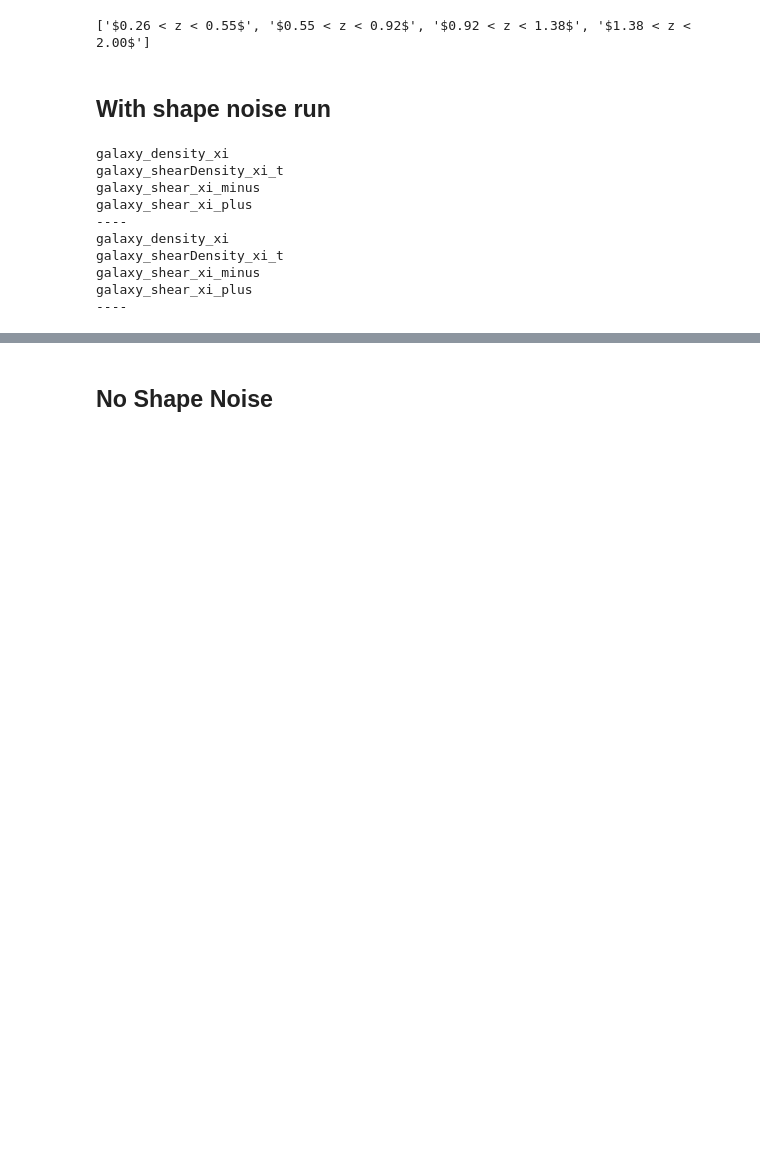
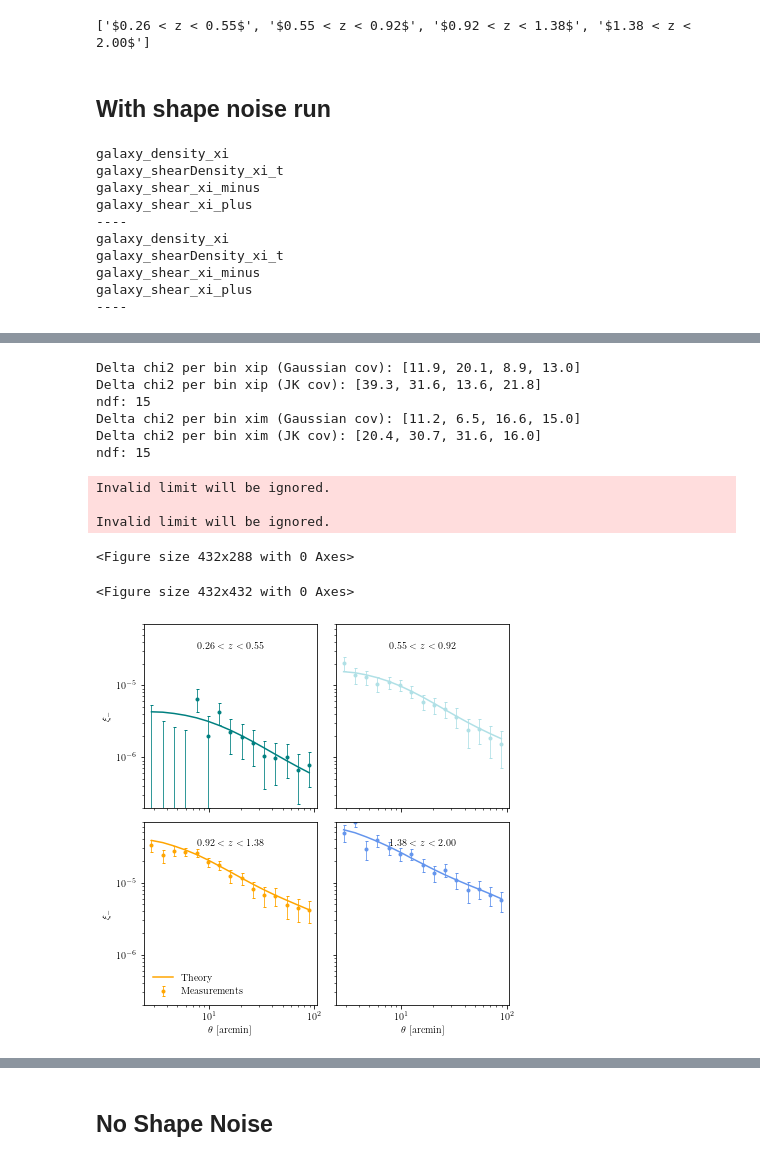
Before and after one commit to LSSTDESC/txpipe-cosmodc2, a Jupyter notebook: notebooks/plot_datavector_real.ipynb, the cells around one changed output, grey strips where cells are left out. Cells and saved outputs as stored; diff of their text form; code cells hidden in the pictures; blank space fills up the shorter version.

```diff
--- a/notebooks/plot_datavector_real.ipynb
+++ b/notebooks/plot_datavector_real.ipynb
@@ -13,6 +13,7 @@ plt.rc('font', family='serif')
 # %%
 c = ['teal', 'powderblue', 'orange',  'cornflowerblue', 'tomato']
 z = [0.25588604, 0.55455363, 0.91863365, 1.38232001, 2.]
+nsbins = len(z)-1
 def convert_to_z_labels(z):
     return ['$%0.2f < z < %0.2f$'%(z[i], z[i+1]) for i in range(len(z)-1)]
 z_labels = convert_to_z_labels(z)
@@ -20,14 +21,14 @@ print(z_labels)
 # %% [output]
 ['$0.26 < z < 0.55$', '$0.55 < z < 0.92$', '$0.92 < z < 1.38$', '$1.38 < z < 2.00$']
 # %%
-def plot_xip(s, theory=None):
+def plot_xip(s, theory=None, datatype=None):
     plt.clf()
     fig, ax = plt.subplots(2, 2, figsize=(6., 6.), sharey=True, sharex=True)
     plt.subplots_adjust(wspace=0.0, hspace=0.0)
     for dt in s.get_data_types():
-        print(dt)
-        if dt == 'galaxy_shear_xi_plus':
-            for i in range(4):
+        #print(dt)
+        if dt == datatype:
+            for i in range(nsbins):
 
                 theta, xi, cov = s.get_theta_xi(dt,'source_%s'%i , 'source_%s'%i, return_cov = True)
                 if i<2: j = 0
@@ -38,17 +39,24 @@ def plot_xip(s, theory=None):
 
                     ax[j][i%2].plot(theta, xi_th, ls = '-', lw = '1.5', color = c[i], label = 'Theory')
 
-                ax[j][i%2].errorbar(theta, xi, np.sqrt(np.diag(cov)), fmt = '.', capsize=1.5, elinewidth=0.8, color = c[i], label = 'Measurements')
+                ax[j][i%2].errorbar(theta, xi, np.sqrt(np.diag(cov_th)), fmt = '.', capsize=1.5, elinewidth=0.8, color = c[i], label = 'Measurements')
                 ax[j][i%2].text(0.5, 0.88, z_labels[i], horizontalalignment='center',
                               verticalalignment='center', transform=ax[j][i%2].transAxes)#, fontsize=12)
                 ax[j][i%2].set_xscale('log')
                 ax[j][i%2].set_yscale('log')
-                ax[j][i%2].set_xlim(xmax = 100.)
+                if datatype=='galaxy_shear_xi_plus':
+                    ax[j][i%2].set_ylim(4*10**(-7), 1.5*10**(-4))
+                if datatype=='galaxy_shear_xi_minus':
+                    ax[j][i%2].set_ylim(2*10**(-7), 7*10**(-5))
 
                 if i>1:
                     ax[j][i%2].set_xlabel(r'$\theta$ [arcmin]')
                 if i%2<1:
-                    ax[j][i%2].set_ylabel(r'$\xi_+$')
+                    if datatype=='galaxy_shear_xi_plus':
+                        ax[j][i%2].set_ylabel(r'$\xi_+$')
+                    if datatype=='galaxy_shear_xi_minus':
+                        ax[j][i%2].set_ylabel(r'$\xi_-$')
+
 
     ax[1][0].legend(frameon = False, loc = 'lower left')
 
@@ -155,0 +277,32 @@ galaxy_shear_xi_plus
+# %%
+dchi2_gauss, dchi2_jk, ndf = compute_chi2_bin(d, t, 'galaxy_shear_xi_plus')
+print ('Delta chi2 per bin xip (Gaussian cov):', (str(['%0.1f' % i for i in dchi2_gauss]).replace("'", "")))
+print ('Delta chi2 per bin xip (JK cov):', (str(['%0.1f' % i for i in dchi2_jk]).replace("'", "")))
+print ('ndf:', ndf)
+
+dchi2_gauss, dchi2_jk, ndf = compute_chi2_bin(d, t, 'galaxy_shear_xi_minus')
+print ('Delta chi2 per bin xim (Gaussian cov):', (str(['%0.1f' % i for i in dchi2_gauss]).replace("'", "")))
+print ('Delta chi2 per bin xim (JK cov):', (str(['%0.1f' % i for i in dchi2_jk]).replace("'", "")))
+print ('ndf:', ndf)
+# %% [output]
+Delta chi2 per bin xip (Gaussian cov): [11.9, 20.1, 8.9, 13.0]
+Delta chi2 per bin xip (JK cov): [39.3, 31.6, 13.6, 21.8]
+ndf: 15
+Delta chi2 per bin xim (Gaussian cov): [11.2, 6.5, 16.6, 15.0]
+Delta chi2 per bin xim (JK cov): [20.4, 30.7, 31.6, 16.0]
+ndf: 15
+# %%
+fig = plot_xip(d, theory = t, datatype = 'galaxy_shear_xi_plus')
+plt.tight_layout()
+plt.savefig(dir + 'plots/xip.png', dpi = 300)
+
+fig = plot_xip(d, theory = t, datatype = 'galaxy_shear_xi_minus')
+plt.tight_layout()
+plt.savefig(dir + 'plots/xim.png', dpi = 300)
+# %% [output]
+Invalid limit will be ignored.
+
+Invalid limit will be ignored.
+<Figure size 432x288 with 0 Axes>
+<Figure size 432x432 with 0 Axes>
+[figure, added]
```
Also changed, not shown: parts of 20 cells of this notebook, 34 other files.
